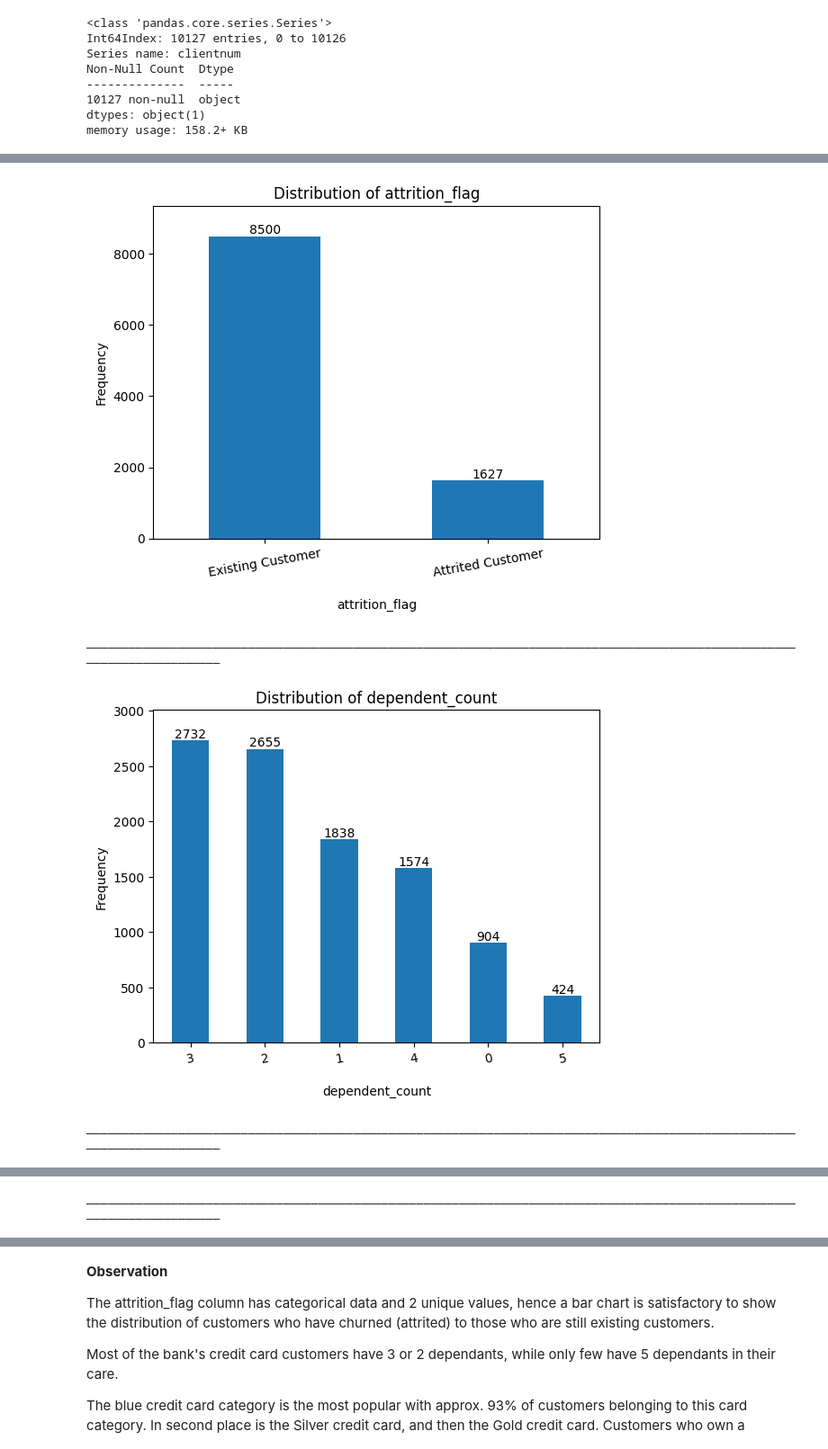
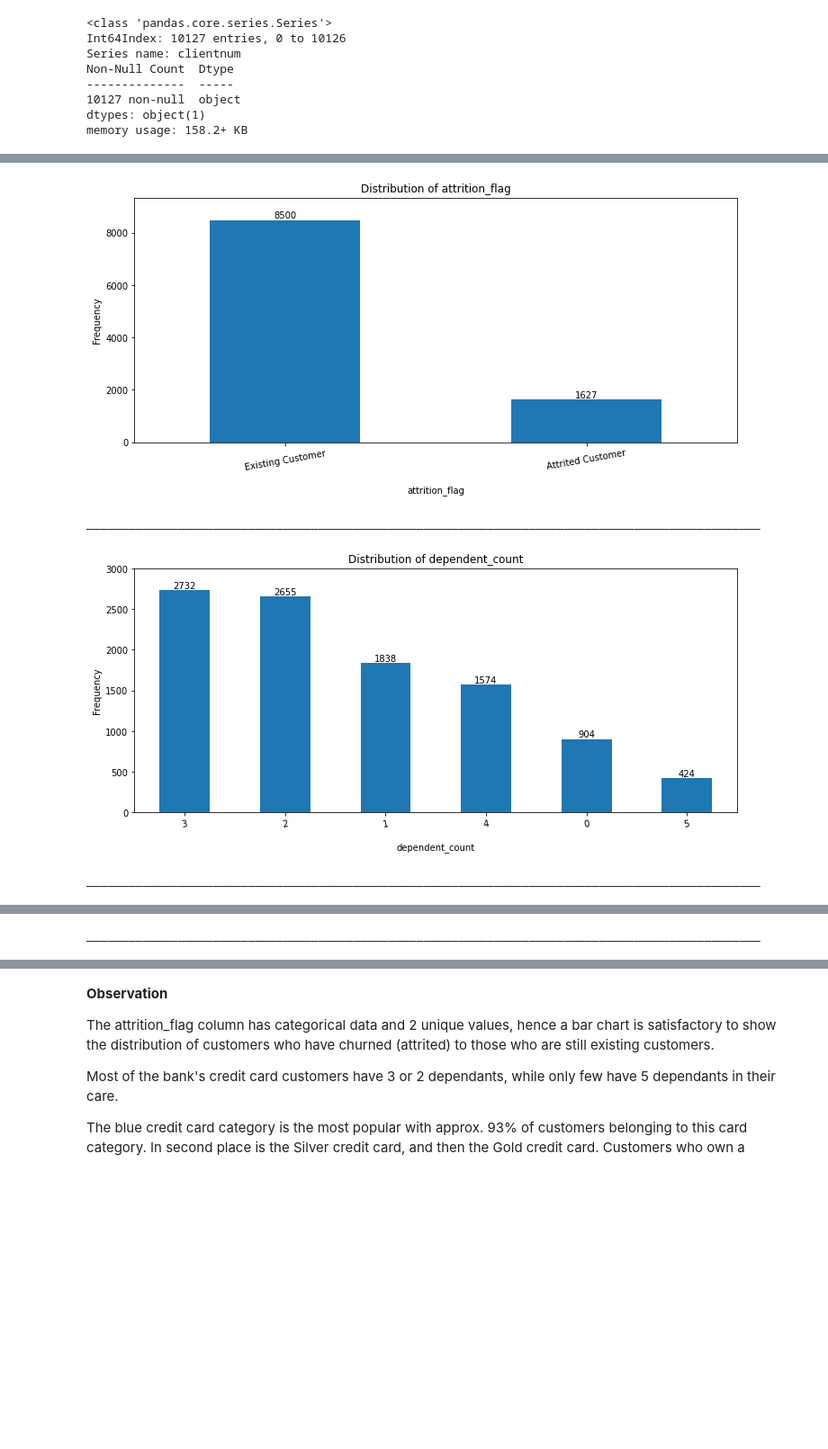
Before and after one commit to nsikan-udoma/customer_churn_analysis-SQL-Python-Tableau, a Jupyter notebook: Supporting Files/notebook.ipynb, the cells around one changed output, grey strips where cells are left out. Shown at 90% size. Drawn from its saved outputs; the diff is of its cells as text; code cells hidden in the pictures; blank space fills up the shorter version.

```diff
--- a/Supporting Files/notebook.ipynb
+++ b/Supporting Files/notebook.ipynb
@@ -848,39 +872,42 @@ for column_name in df.columns:
     if unique_count < 10:
         # Count the frequency of each entity type
         entity_counts = df[column_name].value_counts()
 
         # Plot the frequency distribution as a bar plot
+        plt.figure(figsize=(12,5))
         ax = entity_counts.plot(kind='bar', title= f"Distribution of {column_name}", xlabel= f"\n{column_name}", ylabel= "Frequency", legend=False)
 
         ax.bar_label(ax.containers[0], label_type= 'edge')
         ax.margins(y=0.1)
 
         plt.xticks(rotation=10)
         plt.show();
 
-        print("_" * 120)
-        print("\n")
+        border_line = "_" * int(fig.get_size_inches()[0] * fig.get_size_inches()[1] + fig.dpi)
+        print(border_line)
+        print("\n"*2)
 
     # Skip plotting the distribution of the 'clientnum' variable as this is just a unique identifier
     elif column_name == 'clientnum':
         continue
 
     # If the column has too many unique values (>10) then show the distribution using a histogram plot instead
     else:
         # Set the chart size
         plt.figure(figsize=(12,5))
         # Set the color of the bars
         plot_color = sns.color_palette()[0]
         # Plot the distribution histograms
-        sns.histplot(x = column_name, data = df, color = plot_color, kde = True)
+        plot = sns.histplot(x = column_name, data = df, color = plot_color, kde = True)
         # Set the plot title
         plt.title(f'Distribution of {column_name}\n')
         plt.show()
 
-        print("_" * 120)
-        print("\n")
+        border_line = "_" * int(fig.get_size_inches()[0] * fig.get_size_inches()[1] + fig.dpi)
+        print(border_line)
+        print("\n"*2)
 # %% [output]
-[figure, old version]
+[figure, new version]
-________________________________________________________________________________________________________________________
+________________________________________________________________________________________________
-[figure, old version]
+[figure, new version]
-________________________________________________________________________________________________________________________
+________________________________________________________________________________________________
@@ -888 +915 @@ ________________________________________________________________________________
-________________________________________________________________________________________________________________________
+________________________________________________________________________________________________
```
Also changed, not shown: parts of 24 cells of this notebook.
